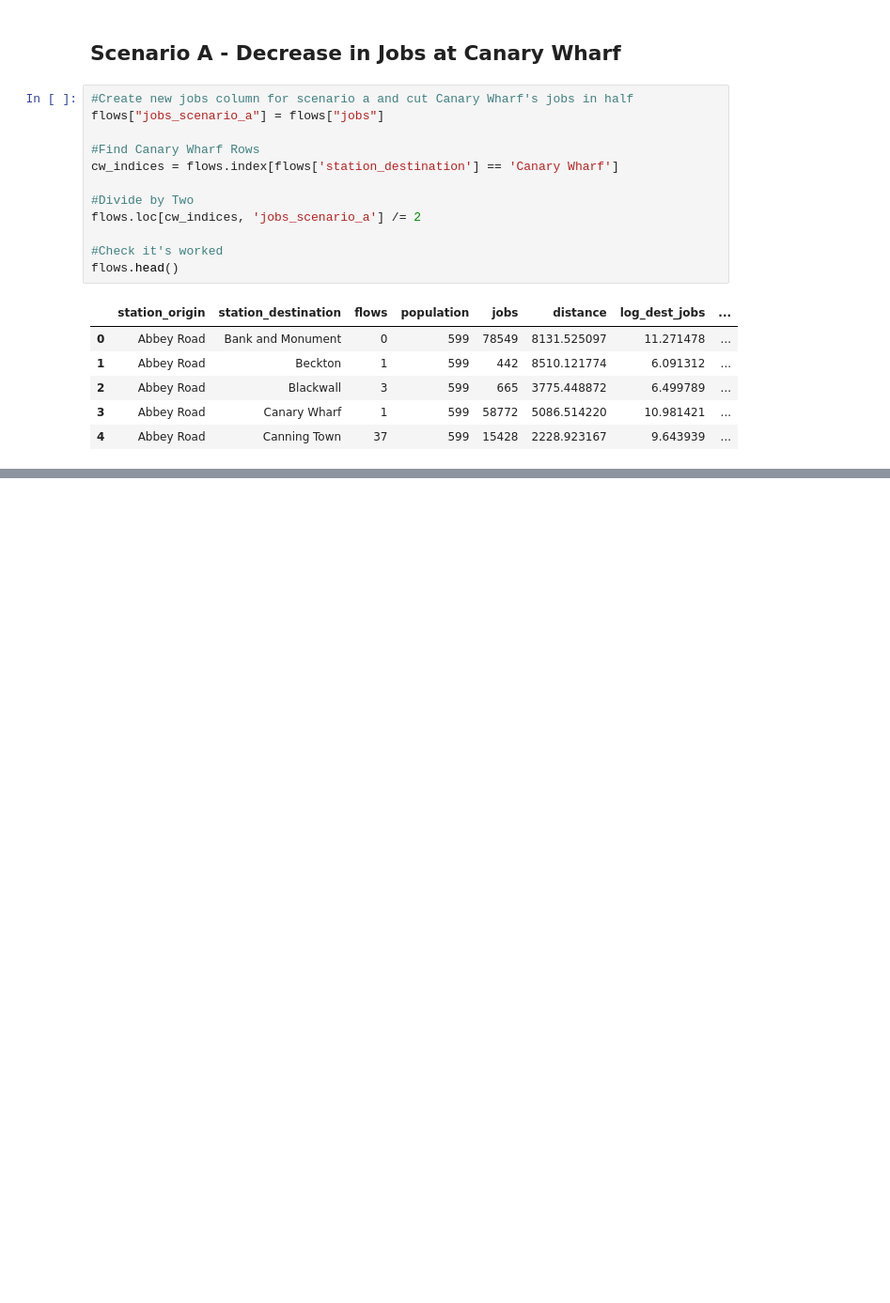
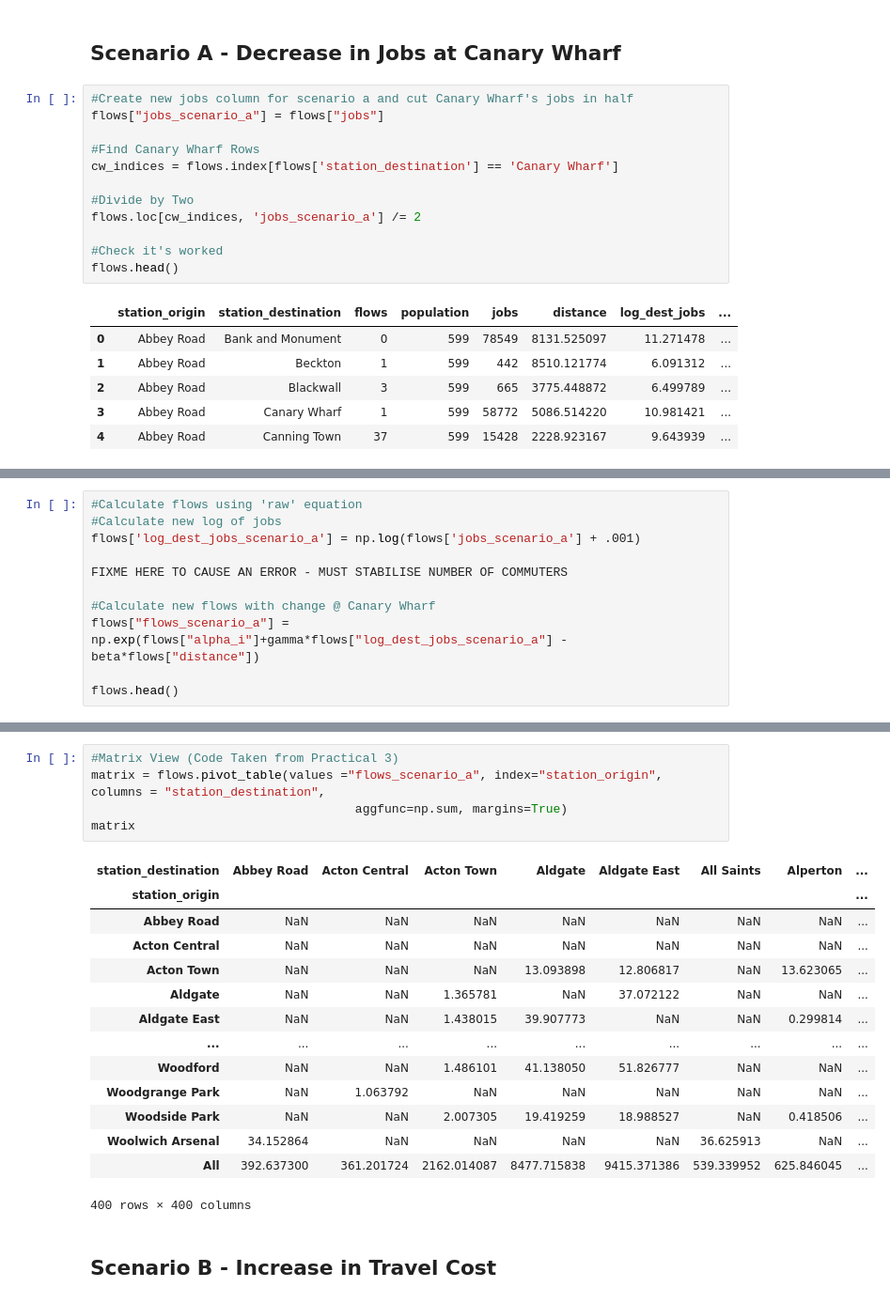
Before and after one commit to grolls23/UrbsimAssessment, a Jupyter notebook: UrbsimFinal.ipynb, the cells around one changed output, grey strips where cells are left out. Shown at 94% size. Drawn from its saved outputs; the diff is of its cells as text; blank space fills up the shorter version.

Commit message:
Cont. work on scenarios b1, b2

```diff
--- a/UrbsimFinal.ipynb
+++ b/UrbsimFinal.ipynb
@@ -174,0 +161,11 @@ flows.head()
+# %%
+#Calculate flows using 'raw' equation
+#Calculate new log of jobs
+flows['log_dest_jobs_scenario_a'] = np.log(flows['jobs_scenario_a'] + .001)
+
+FIXME HERE TO CAUSE AN ERROR - MUST STABILISE NUMBER OF COMMUTERS
+
+#Calculate new flows with change @ Canary Wharf
+flows["flows_scenario_a"] = np.exp(flows["alpha_i"]+gamma*flows["log_dest_jobs_scenario_a"] - beta*flows["distance"])
+
+flows.head()
@@ -174,0 +179,22 @@ flows.head()
+# %%
+#Matrix View (Code Taken from Practical 3)
+matrix = flows.pivot_table(values ="flows_scenario_a", index="station_origin", columns = "station_destination",
+                                    aggfunc=np.sum, margins=True)
+matrix
+# %% [output]
+| station_destination | Abbey Road | Acton Central | Acton Town | Aldgate | Aldgate East | All Saints | Alperton | ... |
+| station_origin |  |  |  |  |  |  |  | ... |
+| Abbey Road | NaN | NaN | NaN | NaN | NaN | NaN | NaN | ... |
+| Acton Central | NaN | NaN | NaN | NaN | NaN | NaN | NaN | ... |
+| Acton Town | NaN | NaN | NaN | 13.093898 | 12.806817 | NaN | 13.623065 | ... |
+| Aldgate | NaN | NaN | 1.365781 | NaN | 37.072122 | NaN | NaN | ... |
+| Aldgate East | NaN | NaN | 1.438015 | 39.907773 | NaN | NaN | 0.299814 | ... |
+| ... | ... | ... | ... | ... | ... | ... | ... | ... |
+| Woodford | NaN | NaN | 1.486101 | 41.138050 | 51.826777 | NaN | NaN | ... |
+| Woodgrange Park | NaN | 1.063792 | NaN | NaN | NaN | NaN | NaN | ... |
+| Woodside Park | NaN | NaN | 2.007305 | 19.419259 | 18.988527 | NaN | 0.418506 | ... |
+| Woolwich Arsenal | 34.152864 | NaN | NaN | NaN | NaN | 36.625913 | NaN | ... |
+| All | 392.637300 | 361.201724 | 2162.014087 | 8477.715838 | 9415.371386 | 539.339952 | 625.846045 | ... |
+400 rows × 400 columns
+# %% [markdown]
+## Scenario B - Increase in Travel Cost
```
Also changed, not shown: parts of 5 cells of this notebook.
